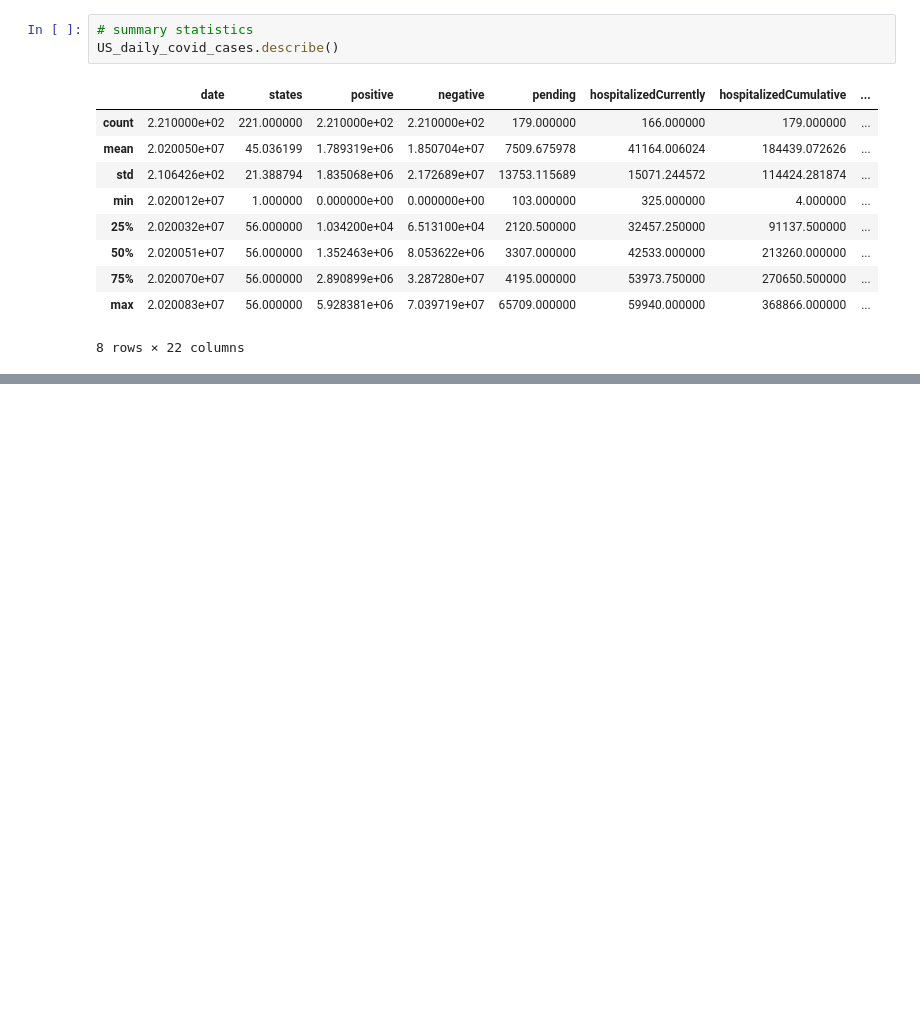
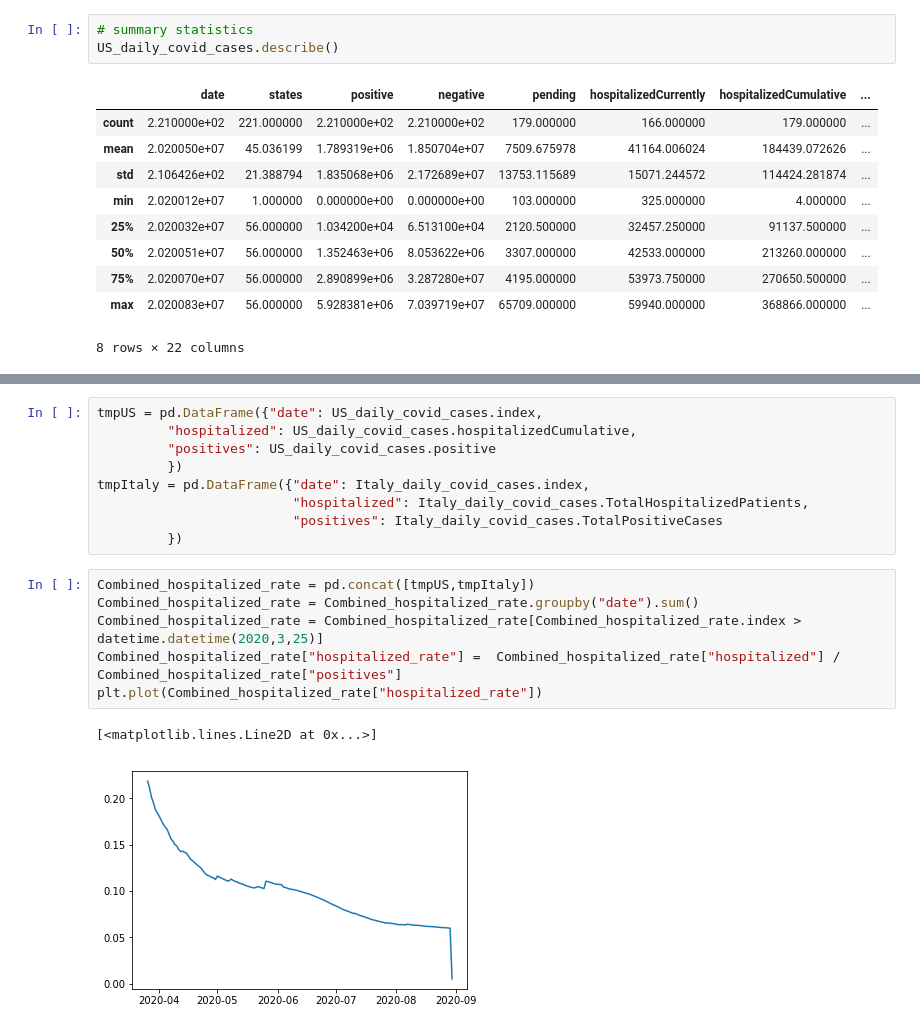
Before and after one commit to JohnQuitno/Jimmy_Wrangler, a Jupyter notebook: notebooks/src.ipynb, the cells around one changed output, grey strips where cells are left out. Drawn from its saved outputs; the diff is of its cells as text; blank space fills up the shorter version.

```diff
--- a/notebooks/src.ipynb
+++ b/notebooks/src.ipynb
@@ -54,0 +77,18 @@ Italy_region_daily_covid_cases.describe()
+# %%
+tmpUS = pd.DataFrame({"date": US_daily_covid_cases.index,
+         "hospitalized": US_daily_covid_cases.hospitalizedCumulative,
+         "positives": US_daily_covid_cases.positive
+         })
+tmpItaly = pd.DataFrame({"date": Italy_daily_covid_cases.index,
+                         "hospitalized": Italy_daily_covid_cases.TotalHospitalizedPatients,
+                         "positives": Italy_daily_covid_cases.TotalPositiveCases
+         })
+# %%
+Combined_hospitalized_rate = pd.concat([tmpUS,tmpItaly])
+Combined_hospitalized_rate = Combined_hospitalized_rate.groupby("date").sum()
+Combined_hospitalized_rate = Combined_hospitalized_rate[Combined_hospitalized_rate.index > datetime.datetime(2020,3,25)]
+Combined_hospitalized_rate["hospitalized_rate"] =  Combined_hospitalized_rate["hospitalized"] / Combined_hospitalized_rate["positives"]
+plt.plot(Combined_hospitalized_rate["hospitalized_rate"])
+# %% [output]
+[<matplotlib.lines.Line2D at 0x...>]
+[figure, added]
```
Also changed, not shown: parts of 9 cells of this notebook, 2 other files.
